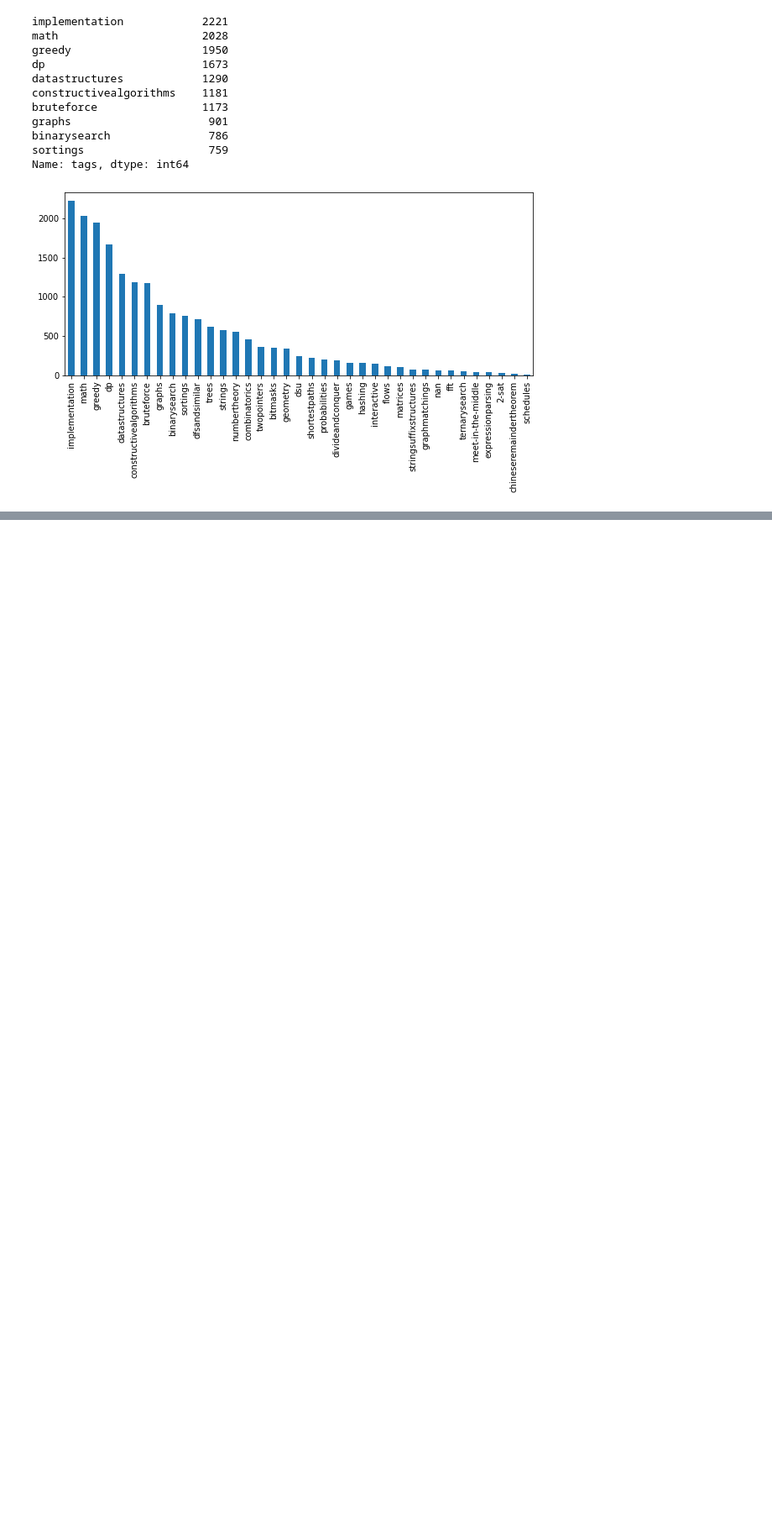
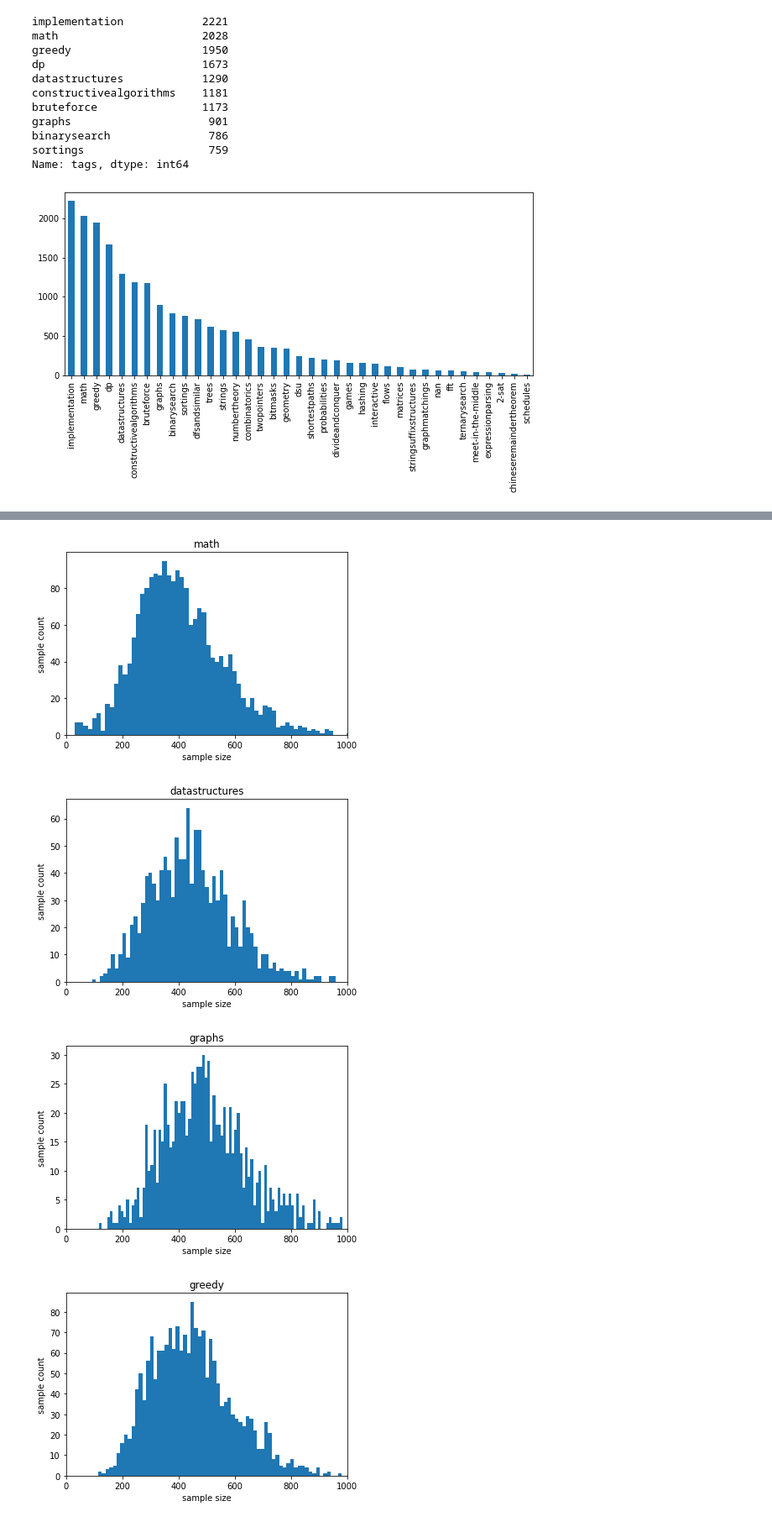
Before and after one commit to jhojin7/codeforces-predict, a Jupyter notebook: eda.ipynb, the cells around one changed output, grey strips where cells are left out. Shown at 84% size. Saved outputs shown, nothing was run; the diff lists cells and outputs as text; code cells hidden in the pictures; blank space fills up the shorter version.

Commit message:
add new models

```diff
--- a/eda.ipynb
+++ b/eda.ipynb
@@ -186,10 +137,0 @@ print_wordcloud("math")
-# %%
-imple = train.copy()
-print(imple.iloc[0])
-imple[["implementation"]] = 1
-for idx in imple.index:
-    if "implementation" not in imple.loc[idx,"tags"]:
-        imple.loc[idx,"implementation"] = 0
-
-imple = imple[["problem_statement","implementation"]]
-imple
@@ -220,9 +137,0 @@ model.fit(xvect) # vectorized matrix
-# %%
-# distribution between clusters
-# number of articles per cluster
-model.labels_
-import collections
-df = pd.DataFrame(collections.Counter(model.labels_),
-    columns=range(0,n_clusters),index=[1]).T
-df.plot(kind="bar",legend=False,
-    title="number of problems per cluster")
@@ -235,0 +140,15 @@ for i in range(n_clusters):
+# %%
+new_tags = ["math", "datastructures", "graphs",
+            "greedy", "dp", "strings", "geometry","constructivealgorithms"]
+
+new_df = pd.DataFrame(index=df.index,
+                columns=["problem_statement"]+new_tags)
+
+for idx in new_df.index:
+    new_df.loc[idx,"problem_statement"] = df.loc[idx,"problem_statement"]
+    for tag in new_tags:
+        if tag in df.loc[idx,"tags"]:
+            new_df.loc[idx,tag] = 1
+        else:
+            new_df.loc[idx,tag] = 0
+new_df.tail()
@@ -235,0 +162,16 @@ for i in range(n_clusters):
+# %%
+for tag in new_tags:
+    tag_df = new_df[new_df[tag]==1]
+    # historgram on math tag problems
+    samples = tag_df["problem_statement"].values
+    plt.hist([len(str(s)) for s in samples], 100)
+    plt.title(tag)
+    plt.xlim(0,1000)
+    plt.xlabel("sample size")
+    plt.ylabel("sample count")
+    plt.show()
+# %% [output]
+[figure, added]
+[figure, added]
+[figure, added]
+[figure, added]
```
Also changed, not shown: parts of 24 cells of this notebook, 2 other files.
